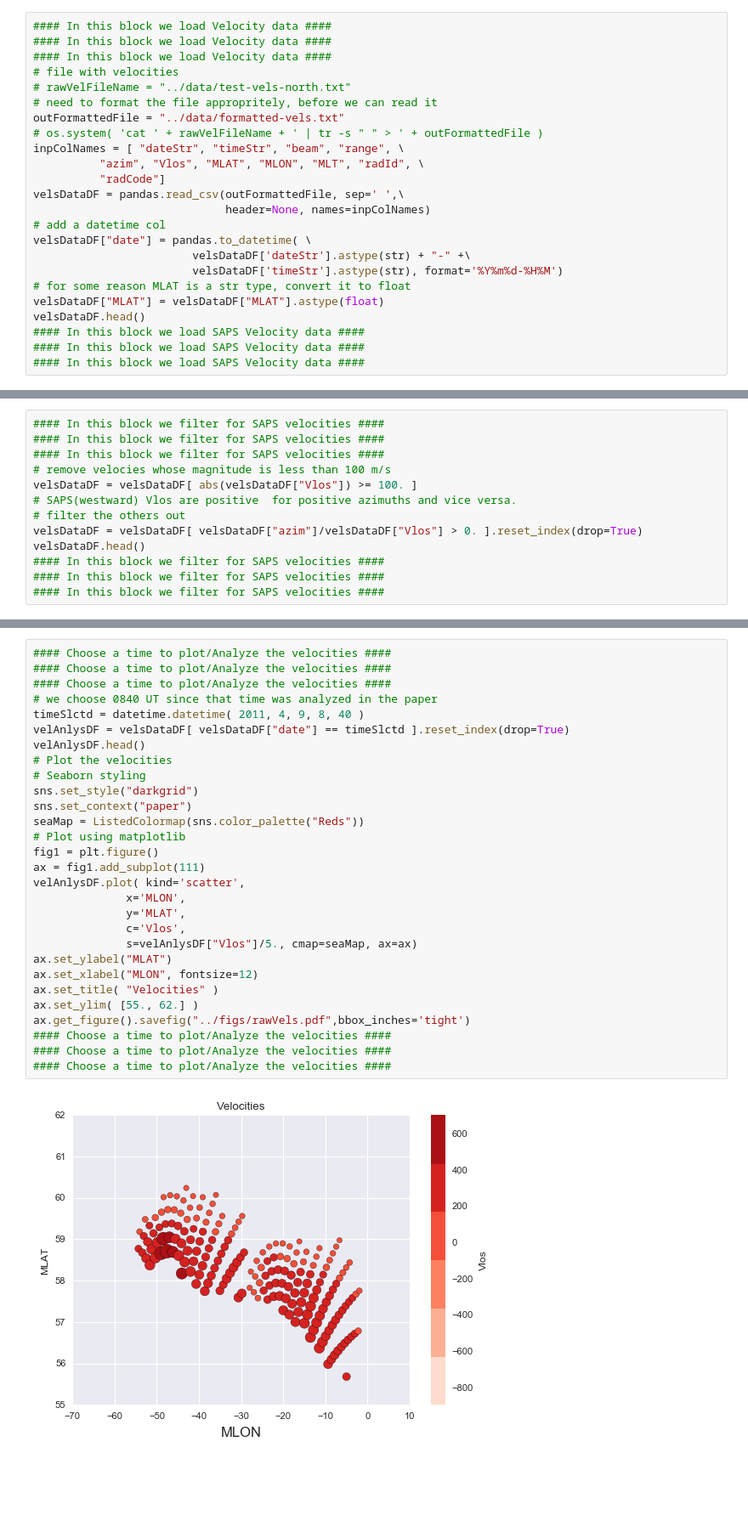
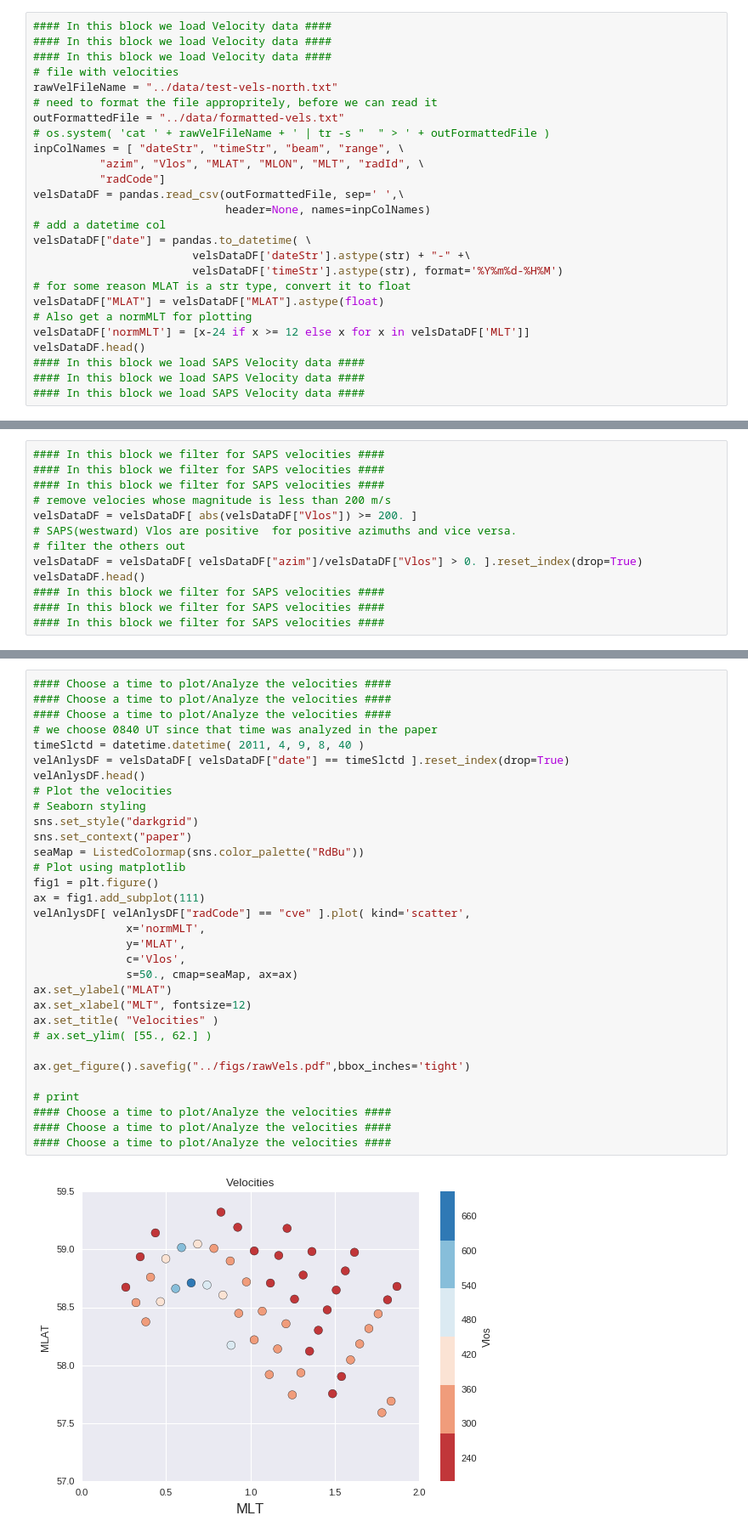
Before and after one commit to bharatreddy/vel-analys, a Jupyter notebook: ipy/saps_vels.ipynb, the cells around one changed output, grey strips where cells are left out. Shown at 85% size. Drawn from its saved outputs; the diff is of its cells as text; blank space fills up the shorter version.

Commit message:
vel plots

```diff
--- a/ipy/saps_vels.ipynb
+++ b/ipy/saps_vels.ipynb
@@ -15,10 +15,10 @@ from matplotlib import rcParams
 #### In this block we load Velocity data ####
 #### In this block we load Velocity data ####
 # file with velocities
-# rawVelFileName = "../data/test-vels-north.txt"
+rawVelFileName = "../data/test-vels-north.txt"
 # need to format the file appropritely, before we can read it
 outFormattedFile = "../data/formatted-vels.txt"
-# os.system( 'cat ' + rawVelFileName + ' | tr -s " " > ' + outFormattedFile )
+# os.system( 'cat ' + rawVelFileName + ' | tr -s "  " > ' + outFormattedFile )
 inpColNames = [ "dateStr", "timeStr", "beam", "range", \
           "azim", "Vlos", "MLAT", "MLON", "MLT", "radId", \
           "radCode"]
@@ -30,6 +30,8 @@ velsDataDF["date"] = pandas.to_datetime( \
                         velsDataDF['timeStr'].astype(str), format='%Y%m%d-%H%M')
 # for some reason MLAT is a str type, convert it to float
 velsDataDF["MLAT"] = velsDataDF["MLAT"].astype(float)
+# Also get a normMLT for plotting
+velsDataDF['normMLT'] = [x-24 if x >= 12 else x for x in velsDataDF['MLT']]
 velsDataDF.head()
 #### In this block we load SAPS Velocity data ####
 #### In this block we load SAPS Velocity data ####
@@ -45,8 +47,8 @@ velsDataDF.head()
 #### In this block we filter for SAPS velocities ####
 #### In this block we filter for SAPS velocities ####
 #### In this block we filter for SAPS velocities ####
-# remove velocies whose magnitude is less than 100 m/s
-velsDataDF = velsDataDF[ abs(velsDataDF["Vlos"]) >= 100. ]
+# remove velocies whose magnitude is less than 200 m/s
+velsDataDF = velsDataDF[ abs(velsDataDF["Vlos"]) >= 200. ]
 # SAPS(westward) Vlos are positive  for positive azimuths and vice versa.
 # filter the others out
 velsDataDF = velsDataDF[ velsDataDF["azim"]/velsDataDF["Vlos"] > 0. ].reset_index(drop=True)
@@ -64,31 +66,34 @@ velsDataDF.head()
 # %%
 #### Choose a time to plot/Analyze the velocities ####
 #### Choose a time to plot/Analyze the velocities ####
 #### Choose a time to plot/Analyze the velocities ####
 # we choose 0840 UT since that time was analyzed in the paper
 timeSlctd = datetime.datetime( 2011, 4, 9, 8, 40 )
 velAnlysDF = velsDataDF[ velsDataDF["date"] == timeSlctd ].reset_index(drop=True)
 velAnlysDF.head()
 # Plot the velocities
 # Seaborn styling
 sns.set_style("darkgrid")
 sns.set_context("paper")
-seaMap = ListedColormap(sns.color_palette("Reds"))
+seaMap = ListedColormap(sns.color_palette("RdBu"))
 # Plot using matplotlib
 fig1 = plt.figure()
 ax = fig1.add_subplot(111)
-velAnlysDF.plot( kind='scatter',
-              x='MLON',
+velAnlysDF[ velAnlysDF["radCode"] == "cve" ].plot( kind='scatter',
+              x='normMLT',
               y='MLAT',
               c='Vlos',
-              s=velAnlysDF["Vlos"]/5., cmap=seaMap, ax=ax)
+              s=50., cmap=seaMap, ax=ax)
 ax.set_ylabel("MLAT")
-ax.set_xlabel("MLON", fontsize=12)
+ax.set_xlabel("MLT", fontsize=12)
 ax.set_title( "Velocities" )
-ax.set_ylim( [55., 62.] )
+# ax.set_ylim( [55., 62.] )
+
 ax.get_figure().savefig("../figs/rawVels.pdf",bbox_inches='tight')
+
+# print
 #### Choose a time to plot/Analyze the velocities ####
 #### Choose a time to plot/Analyze the velocities ####
 #### Choose a time to plot/Analyze the velocities ####
 # %% [output]
-[figure, old version]
+[figure, new version]
```
Also changed, not shown: parts of 3 cells of this notebook, 1 other file.
